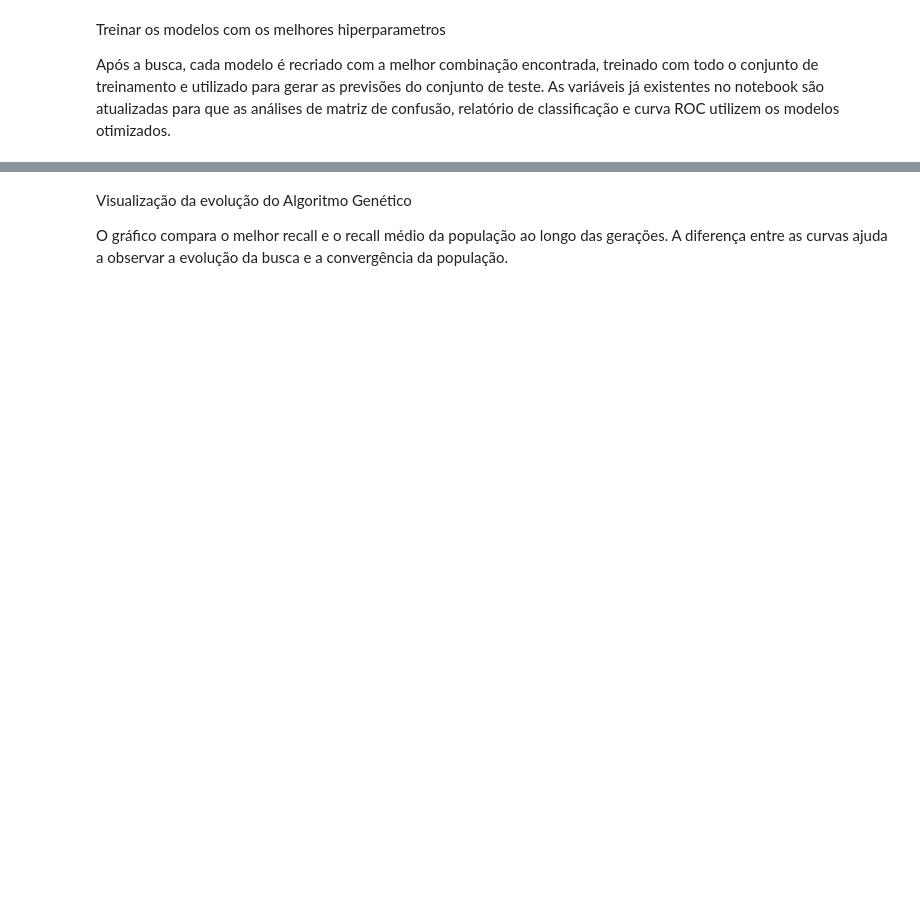
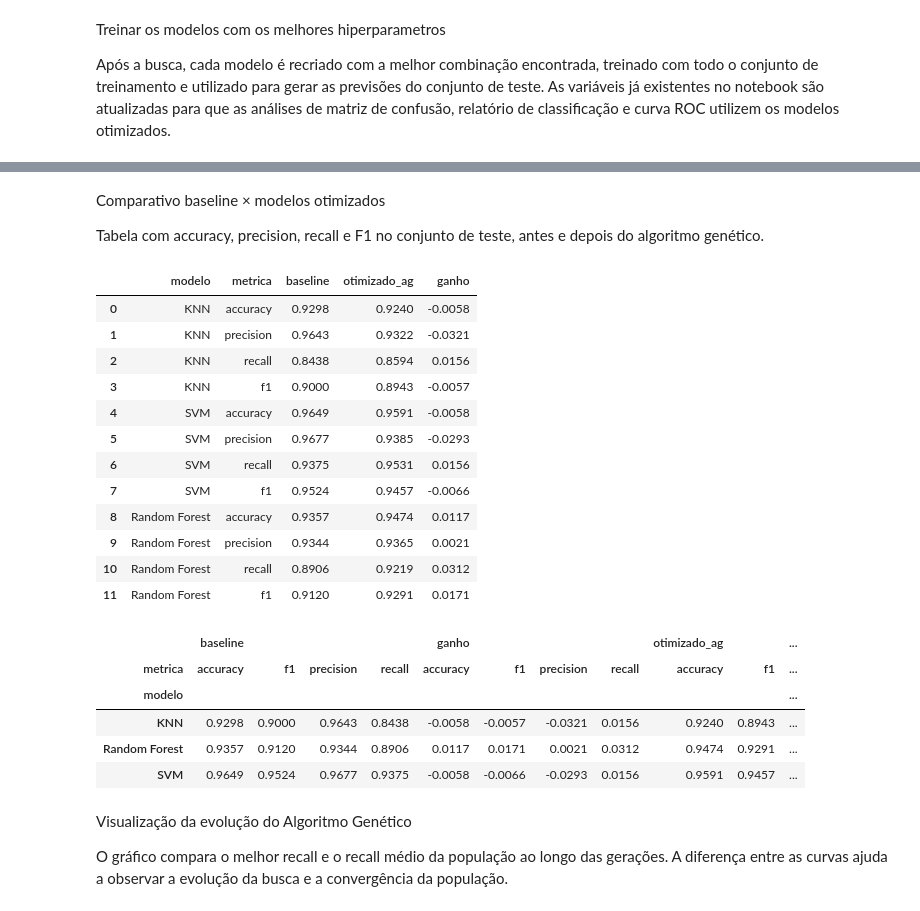
Before and after one commit to ddomingues2014/FIAP_FASE2, a Jupyter notebook: diagnosticos_algoritmo_genetico.ipynb, the cells around one changed output, grey strips where cells are left out. Cells and saved outputs as stored; diff of their text form; code cells hidden in the pictures; blank space fills up the shorter version.

```diff
--- a/diagnosticos_algoritmo_genetico.ipynb
+++ b/diagnosticos_algoritmo_genetico.ipynb
@@ -367,0 +359,18 @@ print(accuracy_score(y_test, y_predict_rf))
+# %%
+from sklearn.metrics import accuracy_score, precision_score, recall_score, f1_score
+
+def calcular_metricas(y_real, y_pred):
+    return {
+        "accuracy": accuracy_score(y_real, y_pred),
+        "precision": precision_score(y_real, y_pred, zero_division=0),
+        "recall": recall_score(y_real, y_pred, zero_division=0),
+        "f1": f1_score(y_real, y_pred, zero_division=0),
+    }
+
+metricas_baseline = {
+    "KNN": calcular_metricas(y_test, y_predict_knn),
+    "SVM": calcular_metricas(y_test, y_predict_svm),
+    "Random Forest": calcular_metricas(y_test, y_predict_rf),
+}
+
+pd.DataFrame(metricas_baseline).T.round(4)
@@ -716,5 +821,64 @@ Acuracia KNN otimizado: 0.9298245614035088
 Acuracia SVM otimizado: 0.9590643274853801
 Acuracia Random Forest otimizado: 0.9473684210526315
+# %% [markdown]
+Comparativo baseline × modelos otimizados
+
+Tabela com accuracy, precision, recall e F1 no conjunto de teste, antes e depois do algoritmo genético.
+# %%
+metricas_otimizadas = {
+    "KNN": calcular_metricas(y_test, y_predict_knn),
+    "SVM": calcular_metricas(y_test, y_predict_svm),
+    "Random Forest": calcular_metricas(y_test, y_predict_rf),
+}
+
+linhas = []
+for modelo in ["KNN", "SVM", "Random Forest"]:
+    base = metricas_baseline[modelo]
+    otim = metricas_otimizadas[modelo]
+    for metrica in ["accuracy", "precision", "recall", "f1"]:
+        linhas.append({
+            "modelo": modelo,
+            "metrica": metrica,
+            "baseline": base[metrica],
+            "otimizado_ag": otim[metrica],
+            "ganho": otim[metrica] - base[metrica],
+        })
+
+comparativo_baseline_vs_ag = pd.DataFrame(linhas)
+try:
+    display(comparativo_baseline_vs_ag.round(4))
+except NameError:
+    print(comparativo_baseline_vs_ag.round(4).to_string())
+
+resumo_pivot = comparativo_baseline_vs_ag.pivot_table(
+    index="modelo",
+    columns="metrica",
+    values=["baseline", "otimizado_ag", "ganho"],
+)
+try:
+    display(resumo_pivot.round(4))
+except NameError:
+    print(resumo_pivot.round(4).to_string())
+# %% [output]
+|  | modelo | metrica | baseline | otimizado_ag | ganho |
+| 0 | KNN | accuracy | 0.9298 | 0.9240 | -0.0058 |
+| 1 | KNN | precision | 0.9643 | 0.9322 | -0.0321 |
+| 2 | KNN | recall | 0.8438 | 0.8594 | 0.0156 |
+| 3 | KNN | f1 | 0.9000 | 0.8943 | -0.0057 |
+| 4 | SVM | accuracy | 0.9649 | 0.9591 | -0.0058 |
+| 5 | SVM | precision | 0.9677 | 0.9385 | -0.0293 |
+| 6 | SVM | recall | 0.9375 | 0.9531 | 0.0156 |
+| 7 | SVM | f1 | 0.9524 | 0.9457 | -0.0066 |
+| 8 | Random Forest | accuracy | 0.9357 | 0.9474 | 0.0117 |
+| 9 | Random Forest | precision | 0.9344 | 0.9365 | 0.0021 |
+| 10 | Random Forest | recall | 0.8906 | 0.9219 | 0.0312 |
+| 11 | Random Forest | f1 | 0.9120 | 0.9291 | 0.0171 |
+|  | baseline |  |  |  | ganho |  |  |  | otimizado_ag |  | ... |
+| metrica | accuracy | f1 | precision | recall | accuracy | f1 | precision | recall | accuracy | f1 | ... |
+| modelo |  |  |  |  |  |  |  |  |  |  | ... |
+| KNN | 0.9298 | 0.9000 | 0.9643 | 0.8438 | -0.0058 | -0.0057 | -0.0321 | 0.0156 | 0.9240 | 0.8943 | ... |
+| Random Forest | 0.9357 | 0.9120 | 0.9344 | 0.8906 | 0.0117 | 0.0171 | 0.0021 | 0.0312 | 0.9474 | 0.9291 | ... |
+| SVM | 0.9649 | 0.9524 | 0.9677 | 0.9375 | -0.0058 | -0.0066 | -0.0293 | 0.0156 | 0.9591 | 0.9457 | ... |
 # %% [markdown]
 Visualização da evolução do Algoritmo Genético
 
```
Also changed, not shown: parts of 32 cells of this notebook, 13 other files.
